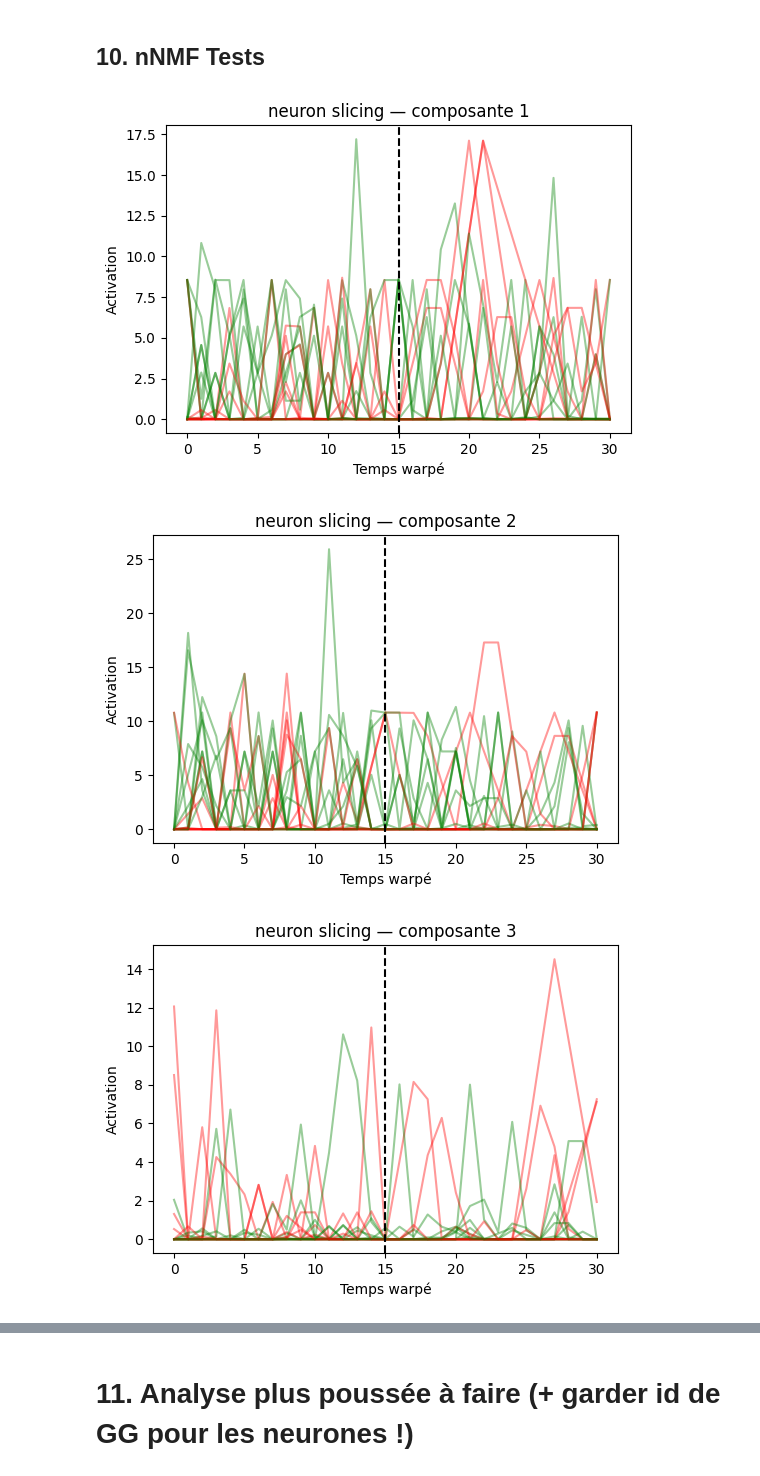
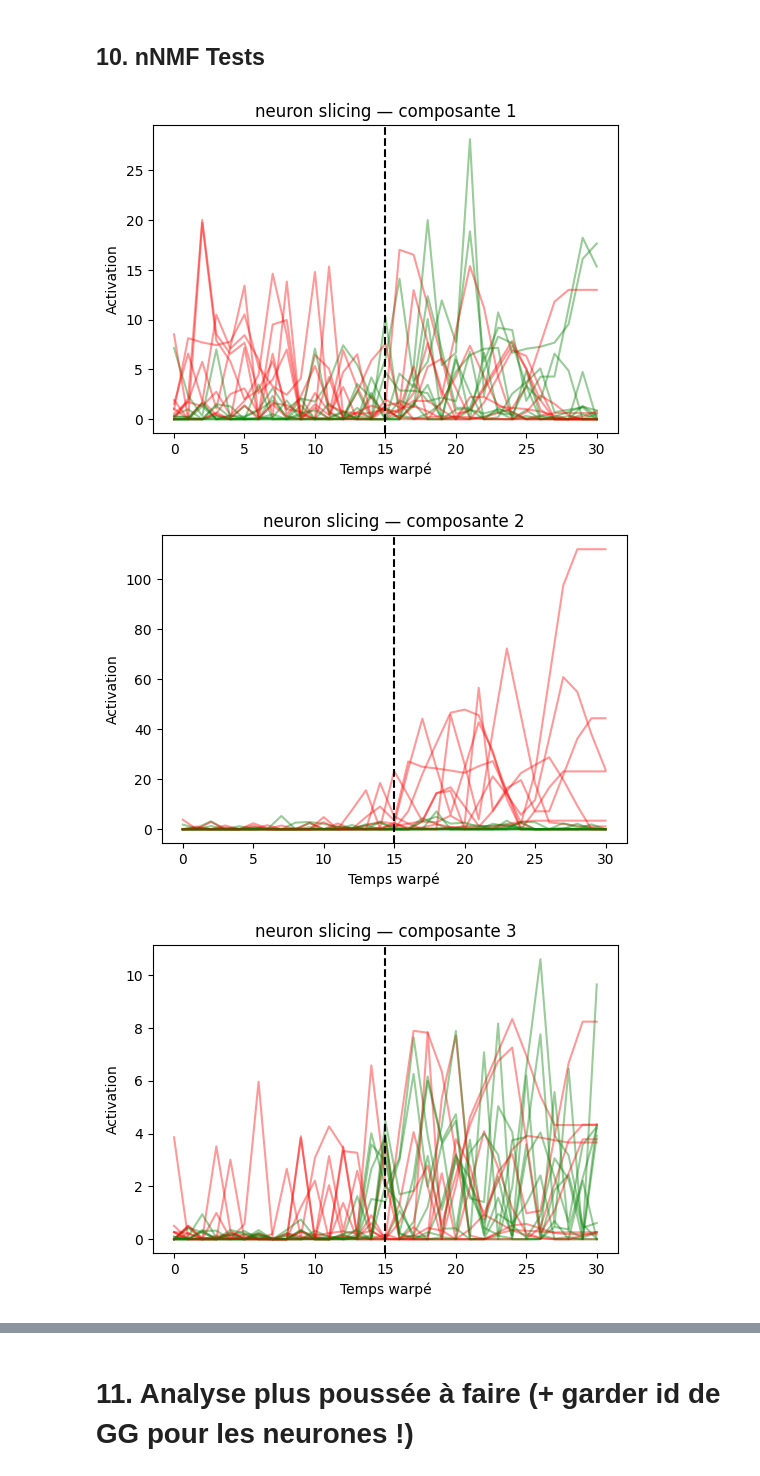
Before and after one commit to Clairaxe/Stage, a Jupyter notebook: projet/main/3_TimeWarp.ipynb, the cells around one changed output, grey strips where cells are left out. Drawn from its saved outputs; the diff is of its cells as text; code cells hidden in the pictures.

```diff
--- a/projet/main/3_TimeWarp.ipynb
+++ b/projet/main/3_TimeWarp.ipynb
@@ -931,39 +931,39 @@ X, info = build_warped_lap_tensor(
     data_8,
     session="run", # "run" ou "prerun" ou "postrun"
     dt_ms=50,
-    use_regions="BLA", # "HB" ou "BLA" ou "HPC"
+    use_regions="HB", # "HB" ou "BLA" ou "HPC"
     excit_only=True,
     restrict_to_puff_zone=True,
     n_time_bins=31,
-    warp_mode="puff_time", # "position" ou "puff_time"
+    warp_mode="position", # "position" ou "puff_time"
 )
 
 M_neuron = tensor_to_neuron_slicing(X)
 W_neuron, H_neuron, nmf_neuron = run_nmf(M_neuron, n_components=5, seed=0)
 
 K = H_neuron.shape[0]
 N, T, L = X.shape
 H_neuron_tensor = H_neuron.reshape(K, T, L)
 
 for k in range(K):
     plt.figure(figsize=(6, 4))
     for l in range(L):
         col = "red" if info["lap_labels"][l] else "green"
         plt.plot(H_neuron_tensor[k, :, l], color=col, alpha=0.4)
     plt.axvline(T // 2, color="black", linestyle="--")
     plt.title(f"neuron slicing — composante {k+1}")
     plt.xlabel("Temps warpé")
     plt.ylabel("Activation")
     plt.show()
 
 plt.figure(figsize=(6, 4))
 plt.imshow(W_neuron, aspect="auto", cmap="viridis")
 plt.xlabel("Composante")
 plt.ylabel("Neurone")
 plt.title("NMF neuron slicing — matrice W")
 plt.colorbar(label="Poids")
 plt.show()
 # %% [output]
-[figure, old version]
+[figure, new version]
-[figure, old version]
+[figure, new version]
-[figure, old version]
+[figure, new version]
```
Also changed, not shown: parts of 4 cells of this notebook, 16 other files.
